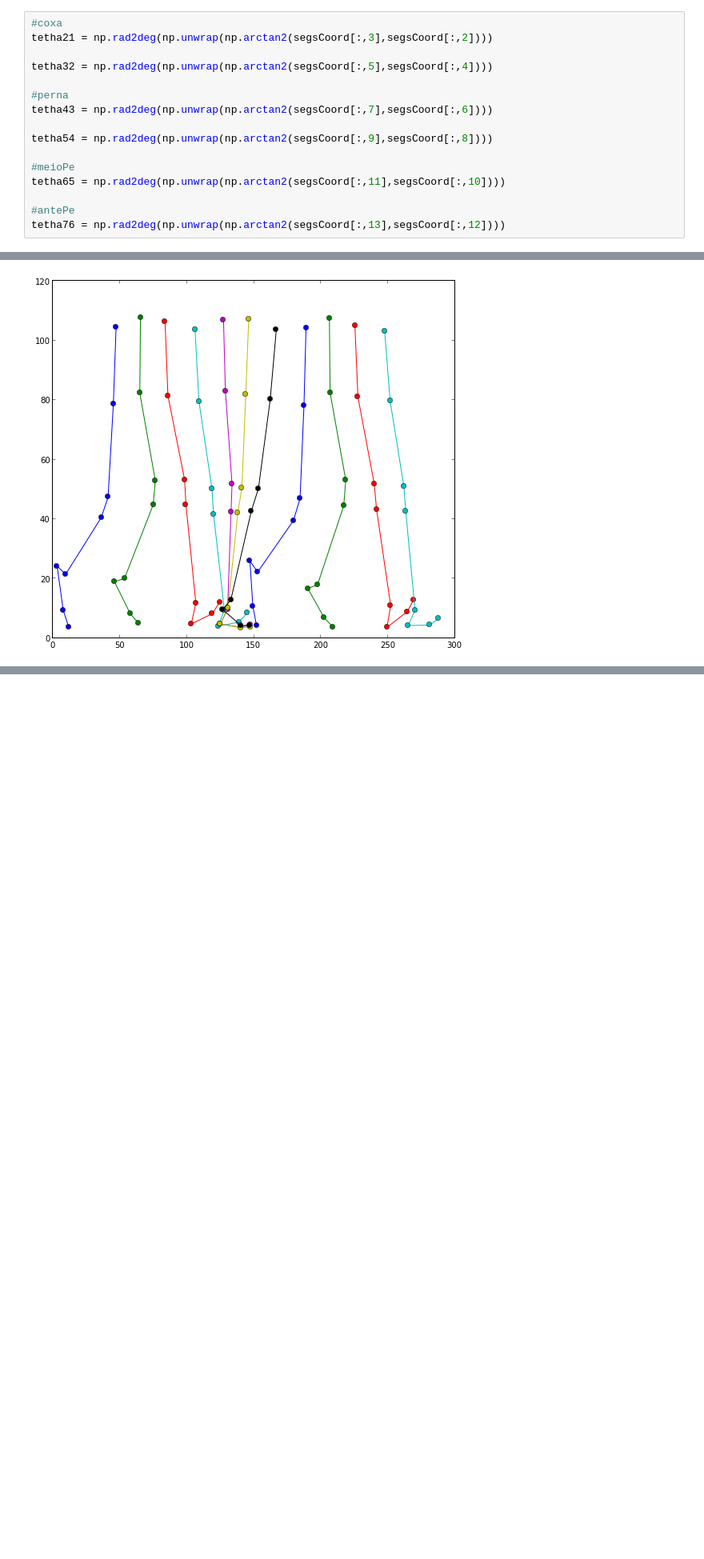
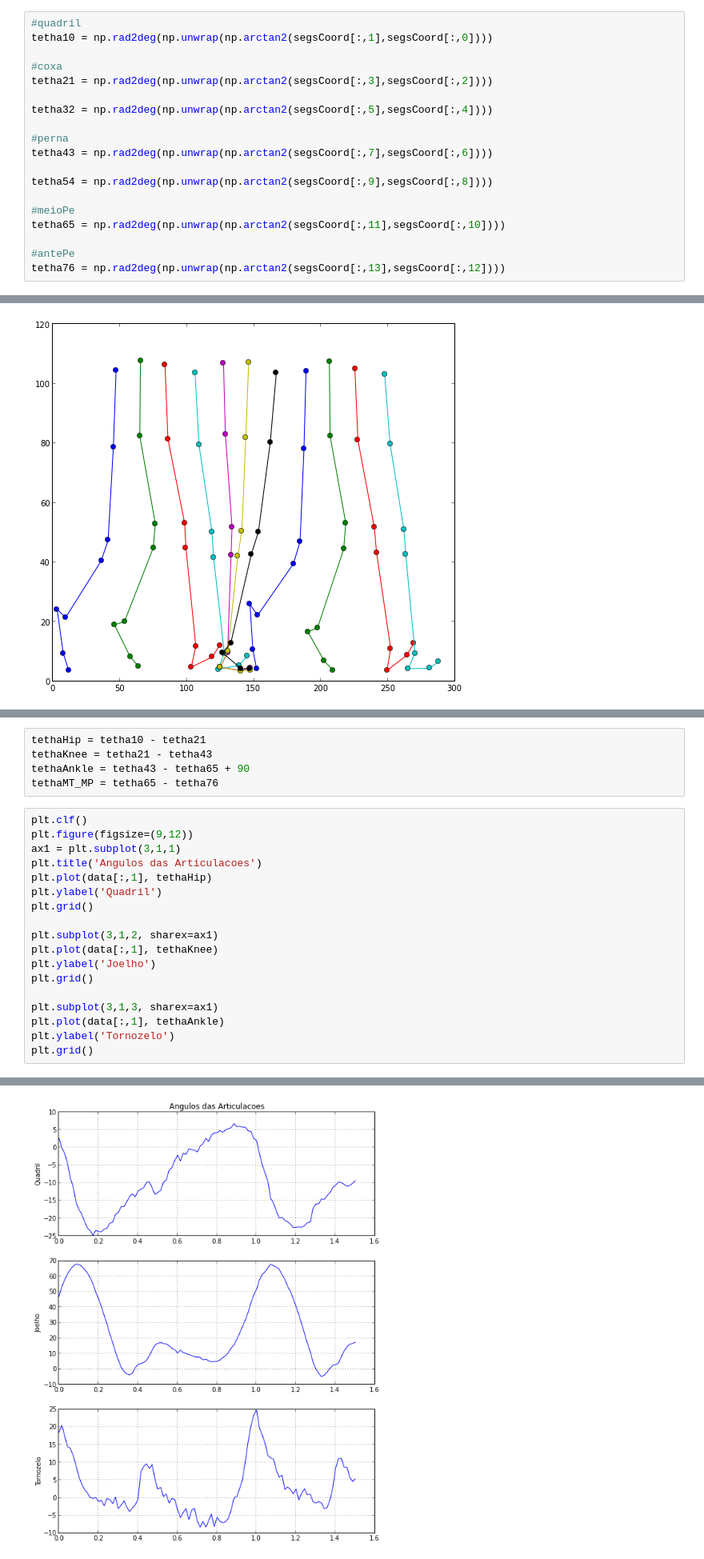
Before and after one commit to ojon/Exercicios_Biomecanica, a Jupyter notebook: lowerLimb_SJA.ipynb, the cells around one changed output, grey strips where cells are left out. Shown: that part at 80% size. Cells and saved outputs as stored; diff of their text form; blank space fills up the shorter version.

Commit message:
angulos/velociade/acelaracao das articulacoes

```diff
--- a/lowerLimb_SJA.ipynb
+++ b/lowerLimb_SJA.ipynb
@@ -19,6 +19,9 @@ segsCoord = data[:, 2:16] - data[:, 4:18]
 # %% [markdown]
 ###Primeiro os Angulos dos segmentos
 # %%
+#quadril
+tetha10 = np.rad2deg(np.unwrap(np.arctan2(segsCoord[:,1],segsCoord[:,0])))
+
 #coxa
 tetha21 = np.rad2deg(np.unwrap(np.arctan2(segsCoord[:,3],segsCoord[:,2])))
 
@@ -71,0 +77,24 @@ for i in range(0,np.size(data,0),10):
+# %%
+tethaHip = tetha10 - tetha21
+tethaKnee = tetha21 - tetha43
+tethaAnkle = tetha43 - tetha65 + 90
+tethaMT_MP = tetha65 - tetha76
+# %%
+plt.clf()
+plt.figure(figsize=(9,12))
+ax1 = plt.subplot(3,1,1)
+plt.title('Angulos das Articulacoes')
+plt.plot(data[:,1], tethaHip)
+plt.ylabel('Quadril')
+plt.grid()
+
+plt.subplot(3,1,2, sharex=ax1)
+plt.plot(data[:,1], tethaKnee)
+plt.ylabel('Joelho')
+plt.grid()
+
+plt.subplot(3,1,3, sharex=ax1)
+plt.plot(data[:,1], tethaAnkle)
+plt.ylabel('Tornozelo')
+plt.grid()
+# %% [output]
@@ -71,0 +102 @@ for i in range(0,np.size(data,0),10):
+[figure, added]
```
Also changed, not shown: parts of 11 cells of this notebook.
